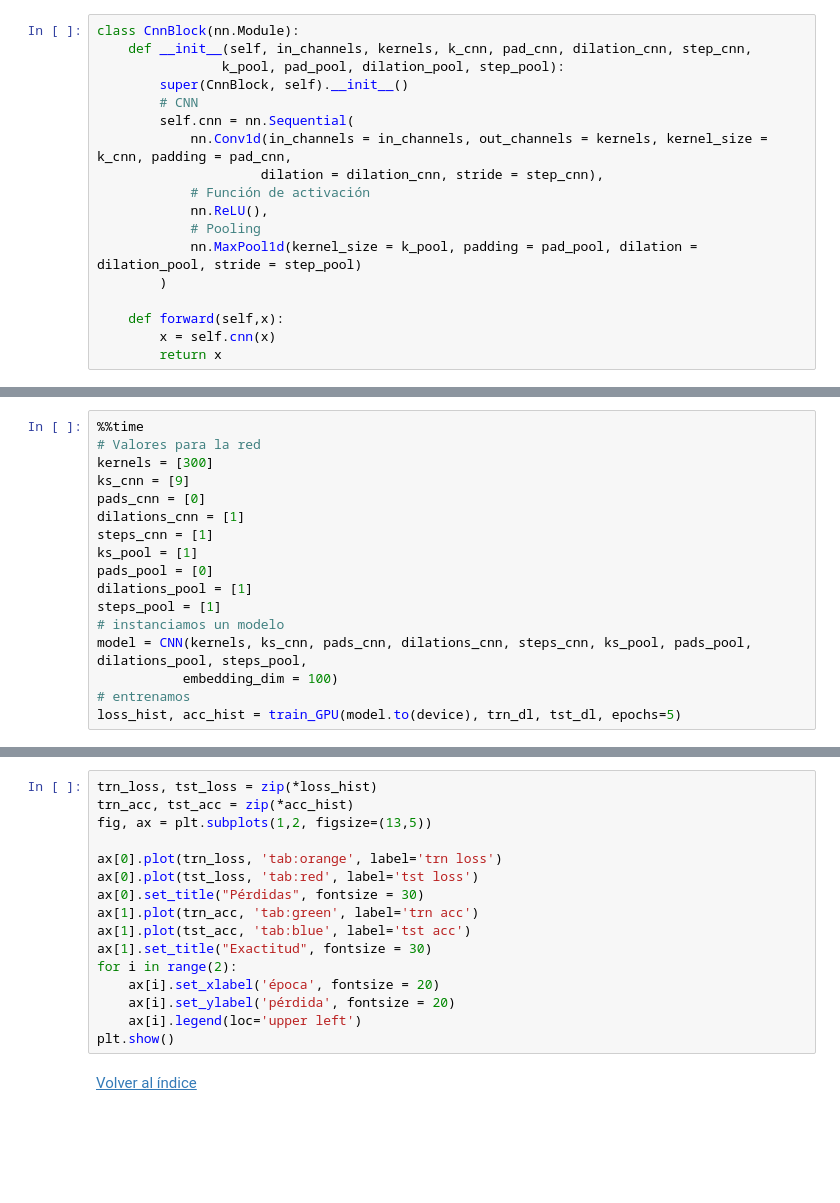
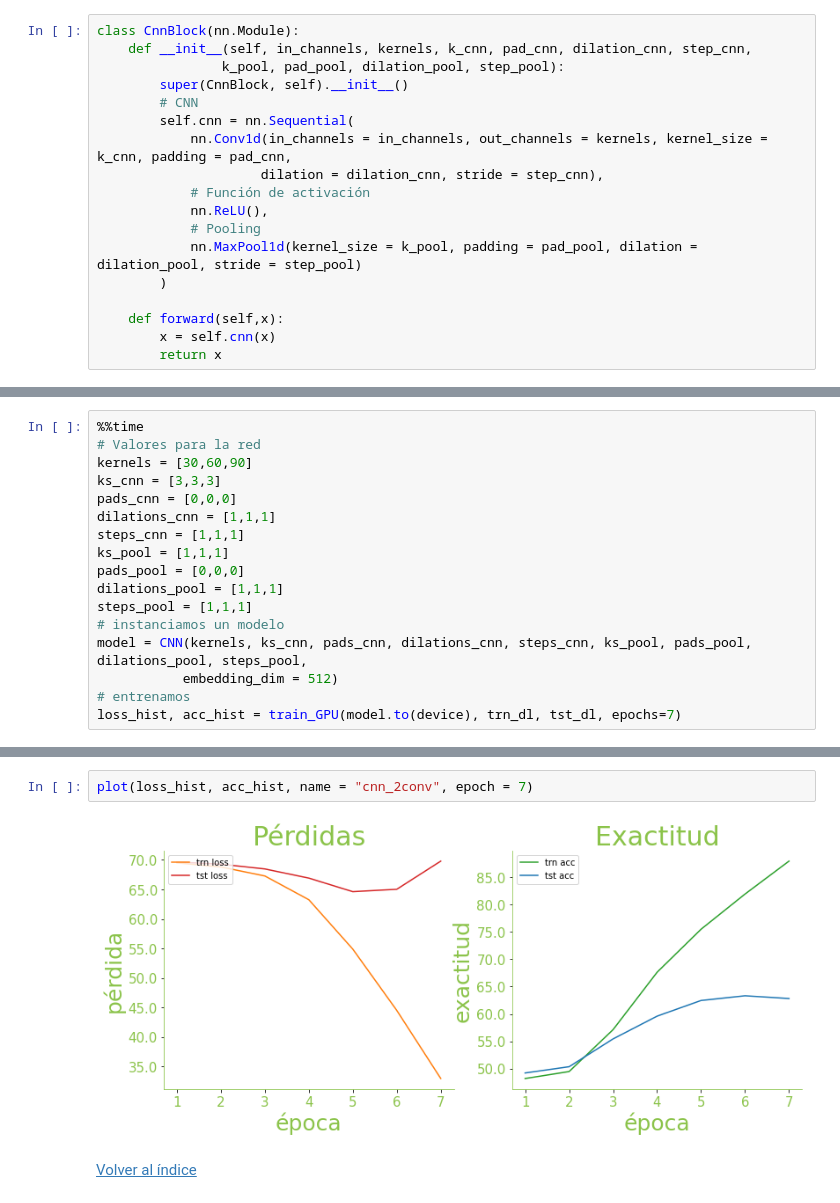
Before and after one commit to OscarAlvaradoM/sEXism-Identification-in-Social-neTworks, a Jupyter notebook: notebooks/CNN.ipynb, the cells around one changed output, grey strips where cells are left out. Drawn from its saved outputs; the diff is of its cells as text; blank space fills up the shorter version.

```diff
--- a/notebooks/CNN.ipynb
+++ b/notebooks/CNN.ipynb
@@ -457,17 +440,17 @@ class CNN(nn.Module):
 # %%
 %%time
 # Valores para la red
-kernels = [300]
-ks_cnn = [9]
-pads_cnn = [0]
-dilations_cnn = [1]
-steps_cnn = [1]
-ks_pool = [1]
-pads_pool = [0]
-dilations_pool = [1]
-steps_pool = [1]
+kernels = [30,60,90]
+ks_cnn = [3,3,3]
+pads_cnn = [0,0,0]
+dilations_cnn = [1,1,1]
+steps_cnn = [1,1,1]
+ks_pool = [1,1,1]
+pads_pool = [0,0,0]
+dilations_pool = [1,1,1]
+steps_pool = [1,1,1]
 # instanciamos un modelo
 model = CNN(kernels, ks_cnn, pads_cnn, dilations_cnn, steps_cnn, ks_pool, pads_pool, dilations_pool, steps_pool,
-           embedding_dim = 100)
+           embedding_dim = 512)
 # entrenamos
-loss_hist, acc_hist = train_GPU(model.to(device), trn_dl, tst_dl, epochs=5)
+loss_hist, acc_hist = train_GPU(model.to(device), trn_dl, tst_dl, epochs=7)
@@ -474,18 +467,6 @@ loss_hist, acc_hist = train_GPU(model.to(device), trn_dl, tst_dl, epochs=5)
 # %%
-trn_loss, tst_loss = zip(*loss_hist)
-trn_acc, tst_acc = zip(*acc_hist)
-fig, ax = plt.subplots(1,2, figsize=(13,5))
-
-ax[0].plot(trn_loss, 'tab:orange', label='trn loss')
-ax[0].plot(tst_loss, 'tab:red', label='tst loss')
-ax[0].set_title("Pérdidas", fontsize = 30)
-ax[1].plot(trn_acc, 'tab:green', label='trn acc')
-ax[1].plot(tst_acc, 'tab:blue', label='tst acc')
-ax[1].set_title("Exactitud", fontsize = 30)
-for i in range(2):
-    ax[i].set_xlabel('época', fontsize = 20)
-    ax[i].set_ylabel('pérdida', fontsize = 20)
-    ax[i].legend(loc='upper left')
-plt.show()
+plot(loss_hist, acc_hist, name = "cnn_2conv", epoch = 7)
+# %% [output]
+[figure, added]
 # %% [markdown]
 [Volver al índice](#Índice)
```
Also changed, not shown: parts of 12 cells of this notebook.
